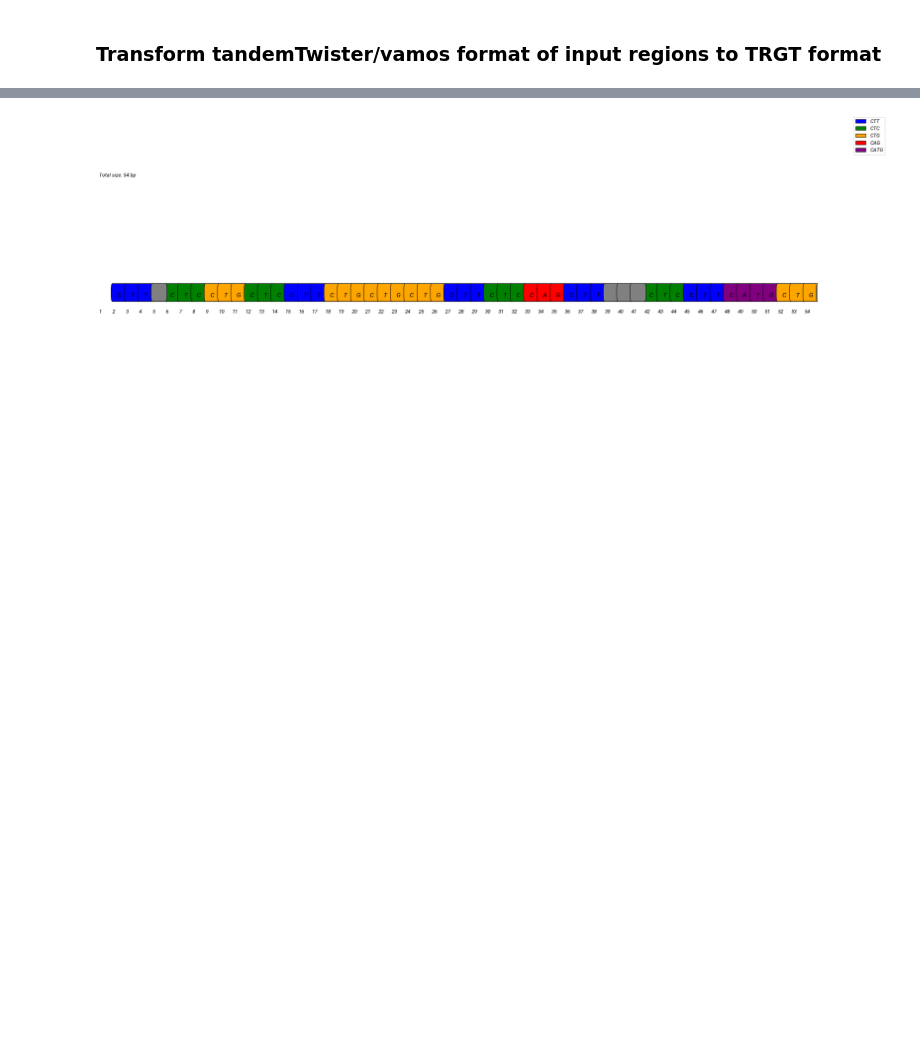
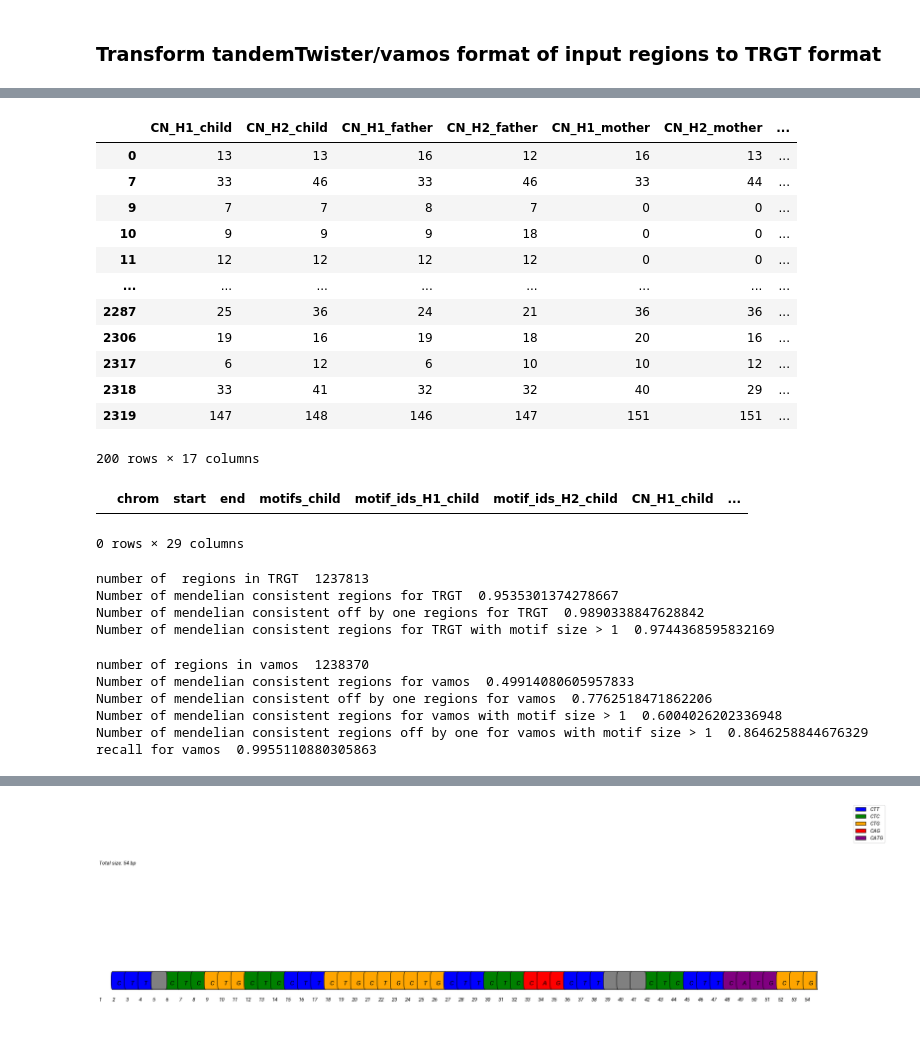
Before and after one commit to Lionward/ProleTRact, a Jupyter notebook: calculate_MC_TR_callers.ipynb, the cells around one changed output, grey strips where cells are left out. Saved outputs shown, nothing was run; the diff lists cells and outputs as text; code cells hidden in the pictures; blank space fills up the shorter version.

```diff
--- a/calculate_MC_TR_callers.ipynb
+++ b/calculate_MC_TR_callers.ipynb
@@ -702,9 +813,32 @@ print("recall for tandemtwister ", tandemtwister.shape[0]/1243954)
+# %%
+tandemtwister[tandemtwister["mendelian_consistent_0"] == False][["CN_H1_child", "CN_H2_child", "CN_H1_father", "CN_H2_father", "CN_H1_mother", "CN_H2_mother", "mendelian_consistent_0", "chrom", "start", "end", "motifs_child", "motif_ids_H1_child", "motif_ids_H2_child", "motif_ids_H1_father", "motif_ids_H2_father", "motif_ids_H1_mother", "motif_ids_H2_mother"]].head(200)
+# %% [output]
+|  | CN_H1_child | CN_H2_child | CN_H1_father | CN_H2_father | CN_H1_mother | CN_H2_mother | ... |
+| 0 | 13 | 13 | 16 | 12 | 16 | 13 | ... |
+| 7 | 33 | 46 | 33 | 46 | 33 | 44 | ... |
+| 9 | 7 | 7 | 8 | 7 | 0 | 0 | ... |
+| 10 | 9 | 9 | 9 | 18 | 0 | 0 | ... |
+| 11 | 12 | 12 | 12 | 12 | 0 | 0 | ... |
+| ... | ... | ... | ... | ... | ... | ... | ... |
+| 2287 | 25 | 36 | 24 | 21 | 36 | 36 | ... |
+| 2306 | 19 | 16 | 19 | 18 | 20 | 16 | ... |
+| 2317 | 6 | 12 | 6 | 10 | 10 | 12 | ... |
+| 2318 | 33 | 41 | 32 | 32 | 40 | 29 | ... |
+| 2319 | 147 | 148 | 146 | 147 | 151 | 151 | ... |
+200 rows × 17 columns
+# %%
+tandemtwister[tandemtwister["max_motif_size"] ==1]
+# %% [output]
+|  | chrom | start | end | motifs_child | motif_ids_H1_child | motif_ids_H2_child | CN_H1_child | ... |
+0 rows × 29 columns
 # %%
 TRGT = get_mendelian_consistency(child_df_tandem_TRGT, father_df_tandem_TRGT, mother_df_tandem_TRGT, 'TRGT',child_sex)
 #print_mendalian_consistency_per_motif_size(TRGT)
 print ("number of  regions in TRGT ", TRGT.shape[0])
-print("Number of mendelian consistent regions for TRGT ", TRGT['mendelian_consistent'].sum()/TRGT.shape[0])
-print("Number of mendelian consistent regions for TRGT with motif size > 1 ", TRGT[TRGT['max_motif_size'] > 1]['mendelian_consistent'].sum()/TRGT[TRGT['max_motif_size'] > 1].shape[0])
+print("Number of mendelian consistent regions for TRGT ", TRGT['mendelian_consistent_0'].sum()/TRGT.shape[0])
+print("Number of mendelian consistent off by one regions for TRGT ", TRGT['mendelian_consistent_1'].sum()/TRGT.shape[0])
+print("Number of mendelian consistent regions for TRGT with motif size > 1 ", TRGT[TRGT['max_motif_size'] > 1]['mendelian_consistent_0'].sum()/TRGT[TRGT['max_motif_size'] > 1].shape[0])
+
 # print("recall for TRGT ", TRGT.shape[0]/1243954)
 # number of  regions in TRGT  1228157
 # Number of mendelian consistent regions for TRGT  0.9493102266241206
@@ -718,10 +852,32 @@ print("Number of mendelian consistent regions for TRGT with motif size > 1 ", TR
 # number of  regions in TRGT  1237813
 # Number of mendelian consistent regions for TRGT  0.9535301374278667
 # Number of mendelian consistent regions for TRGT with motif size > 1  0.9744368595832169
+# %% [output]
+number of  regions in TRGT  1237813
+Number of mendelian consistent regions for TRGT  0.9535301374278667
+Number of mendelian consistent off by one regions for TRGT  0.9890338847628842
+Number of mendelian consistent regions for TRGT with motif size > 1  0.9744368595832169
 # %%
 vamos = get_mendelian_consistency(child_df_vamos, father_df_vamos, mother_df_vamos, 'vamos',child_sex)
 #print_mendalian_consistency_per_motif_size(vamos)
 print ("number of regions in vamos ", vamos.shape[0])
-print("Number of mendelian consistent regions for vamos ", vamos['mendelian_consistent'].sum()/vamos.shape[0])
-print("Number of mendelian consistent regions for vamos with motif size > 1 ", vamos[vamos['max_motif_size'] > 1]['mendelian_consistent'].sum()/vamos[vamos['max_motif_size'] > 1].shape[0])
+print("Number of mendelian consistent regions for vamos ", vamos['mendelian_consistent_0'].sum()/vamos.shape[0])
+print("Number of mendelian consistent off by one regions for vamos ", vamos['mendelian_consistent_1'].sum()/vamos.shape[0])
+print("Number of mendelian consistent regions for vamos with motif size > 1 ", vamos[vamos['max_motif_size'] > 1]['mendelian_consistent_0'].sum()/vamos[vamos['max_motif_size'] > 1].shape[0])
+print("Number of mendelian consistent regions off by one for vamos with motif size > 1 ", vamos[vamos['max_motif_size'] > 1]['mendelian_consistent_1'].sum()/vamos[vamos['max_motif_size'] > 1].shape[0])
 print("recall for vamos ", vamos.shape[0]/1243954)
+
+#### CLR
+# number of regions in vamos  1239659
+# Number of mendelian consistent regions for vamos  0.43918287206401113
+# Number of mendelian consistent off by one regions for vamos  0.7118239774002367
+# Number of mendelian consistent regions for vamos with motif size > 1  0.5369489043460071
+# Number of mendelian consistent regions off by one for vamos with motif size > 1  0.8087400432690204
+# recall for vamos  0.9965472999805459
+# %% [output]
+number of regions in vamos  1238370
+Number of mendelian consistent regions for vamos  0.49914080605957833
+Number of mendelian consistent off by one regions for vamos  0.7762518471862206
+Number of mendelian consistent regions for vamos with motif size > 1  0.6004026202336948
+Number of mendelian consistent regions off by one for vamos with motif size > 1  0.8646258844676329
+recall for vamos  0.9955110880305863
```
Also changed, not shown: parts of 18 cells of this notebook.
